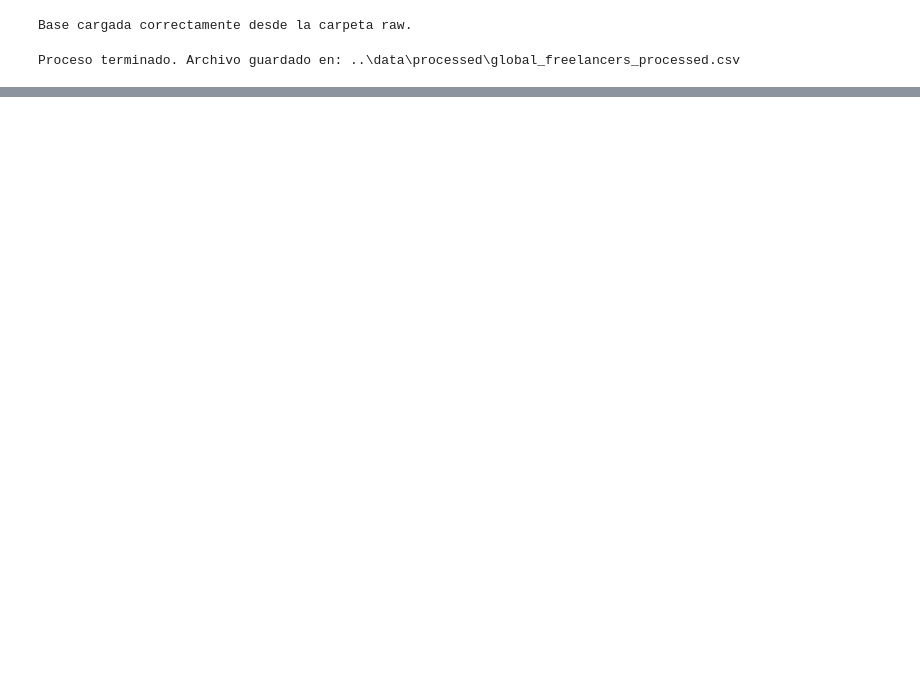
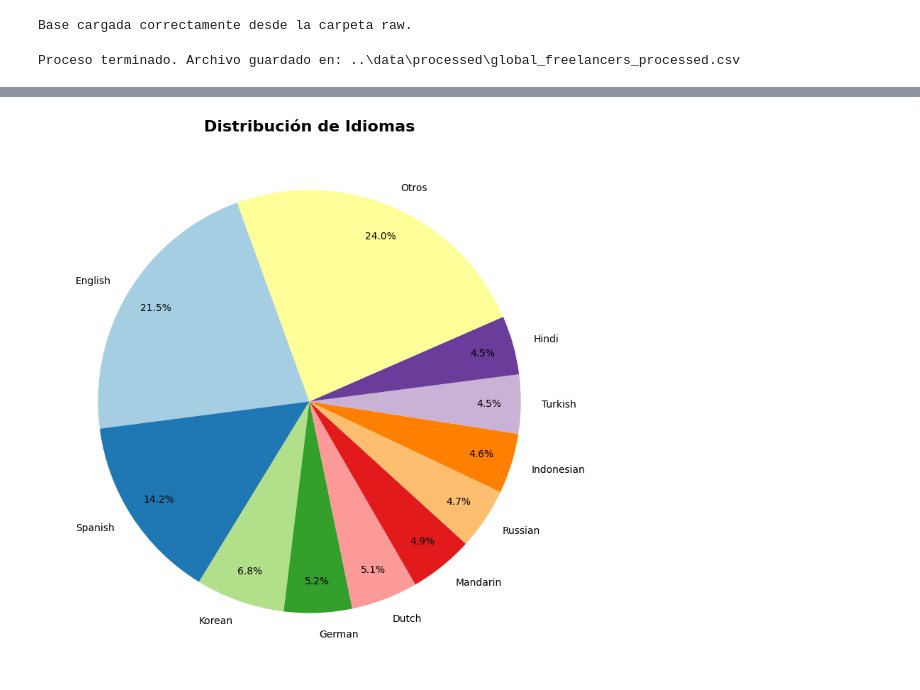
Before and after one commit to svargasn-bot/Tarea-2-Python, a Jupyter notebook: notebooks/Limpieza_de_Datos.ipynb, the cells around one changed output, grey strips where cells are left out. Cells and saved outputs as stored; diff of their text form; code cells hidden in the pictures; blank space fills up the shorter version.

```diff
--- a/notebooks/Limpieza_de_Datos.ipynb
+++ b/notebooks/Limpieza_de_Datos.ipynb
@@ -109,7 +111,6 @@ active_map = {
     'n': 'no',
     'no': 'no',
     'nan': 'no',
-    '':'no'
 }
 
 # 2. Paso clave: Convertir a string pero manejar el 'nan'
@@ -118,6 +119,9 @@ df['is_active'] = df['is_active'].astype(str).str.lower().str.strip()
 
 # 3. Aplicamos el mapa
 df['is_active'] = df['is_active'].map(active_map)
+
+# 4. nan se convierte en "no"
+df['is_active'] = df['is_active'].fillna('no')
 # %%
 # --- 5. GUARDADO ---
 # Esto guardará el archivo en la carpeta 'processed'
@@ -165,0 +188,39 @@ plt.show()
+# %%
+# 2. Contar frecuencias de idiomas
+lang_counts = df['language'].value_counts()
+
+# 3. Separar el Top 10 y agrupar el resto en "Otros"
+top_10 = lang_counts.head(10)
+otros_valor = lang_counts.iloc[10:].sum()
+otros_series = pd.Series({'Otros': otros_valor})
+
+# 4. Unir ambos para tener el set de datos final
+datos_finales = pd.concat([top_10, otros_series])
+
+# ... (tus pasos 2, 3 y 4 se mantienen igual) ...
+
+# 5. Crear el gráfico de torta
+plt.figure(figsize=(8, 8)) # Un poco más grande ayuda a que los nombres quepan
+
+# Definir colores
+colores = plt.cm.Paired(range(len(datos_finales)))
+
+# AGREGAMOS 'labels' para que aparezcan los nombres
+datos_finales.plot(
+    kind='pie',
+    labels=datos_finales.index, # <--- ESTA ES LA SOLUCIÓN
+    autopct='%1.1f%%',
+    startangle=110,
+    colors=colores,
+    pctdistance=0.85,  # Aleja el % del centro para que no choque con el nombre
+    labeldistance=1.1  # Aleja un poco el nombre del idioma del círculo
+)
+
+# 6. Estética profesional
+plt.title('Distribución de Idiomas', fontsize=16, fontweight='bold')
+plt.ylabel('') # Esto quita el texto "None" o "count" que sale al costado
+
+plt.tight_layout()
+plt.show()
+# %% [output]
+[figure, added]
```
Also changed, not shown: parts of 9 cells of this notebook.
